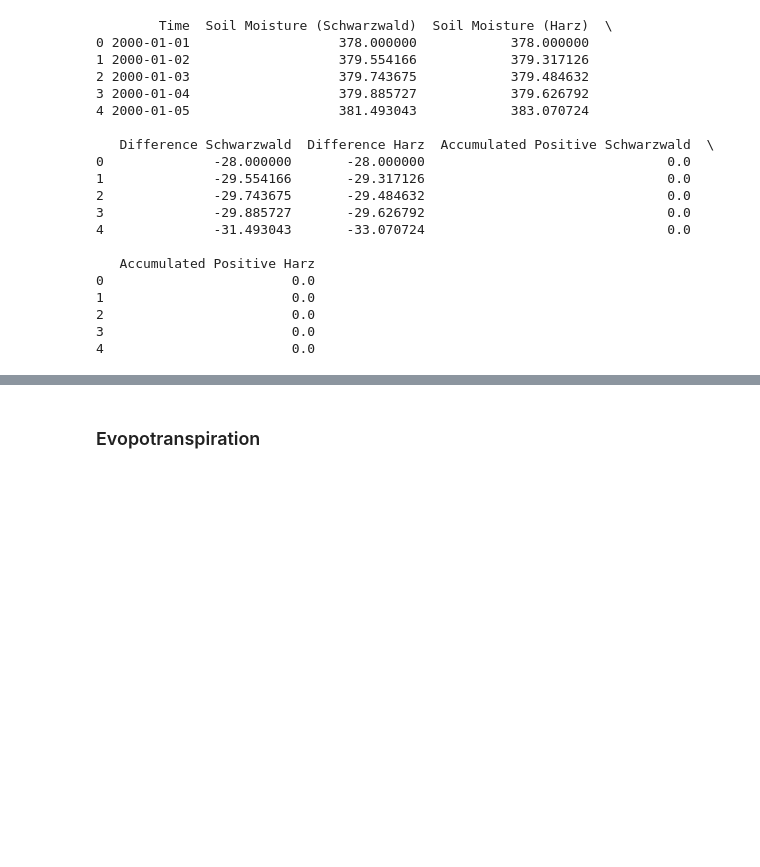
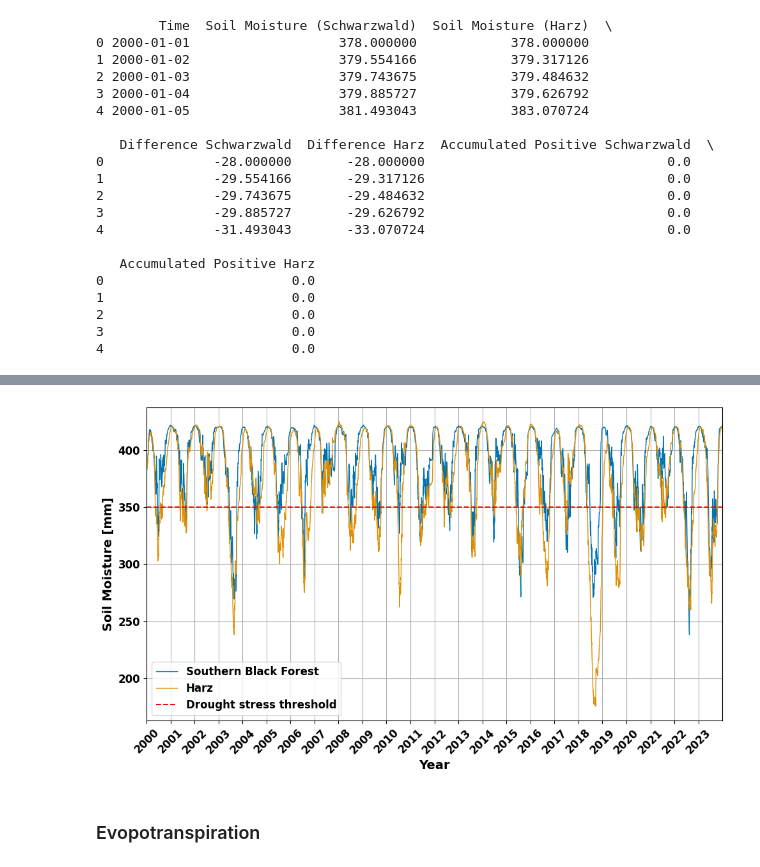
Before and after one commit to justusnoegel/deadwood_prediction, a Jupyter notebook: plots.ipynb, the cells around one changed output, grey strips where cells are left out. Cells and saved outputs as stored; diff of their text form; code cells hidden in the pictures; blank space fills up the shorter version.

```diff
--- a/plots.ipynb
+++ b/plots.ipynb
@@ -595,3 +594,56 @@ plt.show()
+# %%
+import matplotlib.pyplot as plt
+import matplotlib.dates as mdates
+import xarray as xr
+import seaborn as sns
+
+# Read the NetCDF files into xarray.DataArray objects
+soil_moisture_xr_schwarzwald = xr.open_dataarray('data/soil_moisture_data_schwarzwald.nc')
+soil_moisture_xr_harz = xr.open_dataarray('data/soil_moisture_data_harz2.nc')
+
+# Calculate the mean along the lat and lon axes (axis=1) for soil moisture for both regions
+mean_soil_moisture_schwarzwald = soil_moisture_xr_schwarzwald.mean(dim=('lat', 'lon'))
+mean_soil_moisture_harz = soil_moisture_xr_harz.mean(dim=('lat', 'lon'))
+
+# Set seaborn style with color-blind friendly palette
+sns.set_palette("colorblind")
+
+# Plot the mean soil moisture for Schwarzwald
+plt.figure(figsize=(10, 6))
+schwarzwald_color = sns.color_palette()[0]  # First color in the colorblind palette
+harz_color = sns.color_palette()[1]  # Second color in the colorblind palette
+plt.plot(mean_soil_moisture_schwarzwald.time, mean_soil_moisture_schwarzwald, linestyle='-', color=schwarzwald_color, label='Southern Black Forest', linewidth=1)  # Adjust linewidth here
+# Plot the mean soil moisture for Harz
+plt.plot(mean_soil_moisture_harz.time, mean_soil_moisture_harz, linestyle='-', color=harz_color, label='Harz', linewidth=1)  # Adjust linewidth here
+
+# Plot the threshold for drought stress
+plt.axhline(y=350, color='red', linestyle='--', label='Drought stress threshold')
+
+plt.xlabel('Year', fontsize=14, fontweight='bold')
+plt.ylabel('Soil Moisture [mm]', fontsize=14, fontweight='bold')
+plt.xticks(rotation=45, fontsize=12, fontweight='bold')
+plt.yticks(fontsize=12, fontweight='bold')
+
+# Set the x-axis limits to include only the years with data for Schwarzwald
+plt.xlim(mean_soil_moisture_schwarzwald.time.min(), mean_soil_moisture_schwarzwald.time.max())
+
+# Show every year on the x-axis based on the data
+plt.gca().xaxis.set_major_locator(mdates.YearLocator())
+
+plt.grid(True)
+plt.tight_layout()
+
+# Make the legend text bold and add a frame with a white background
+legend = plt.legend(loc='lower left', fontsize=12, frameon=True, facecolor='white')
+for text in legend.get_texts():
+    text.set_fontweight('bold')
+
+# Save the plot as a PDF file in the results folder
+plt.savefig('results/soil_moisture_plot.pdf')
+
+plt.show()
+# %% [output]
+[figure, added]
 # %% [markdown]
 ###  Evopotranspiration
 # %%
```
Also changed, not shown: parts of 1 cell of this notebook, 9 other files.
